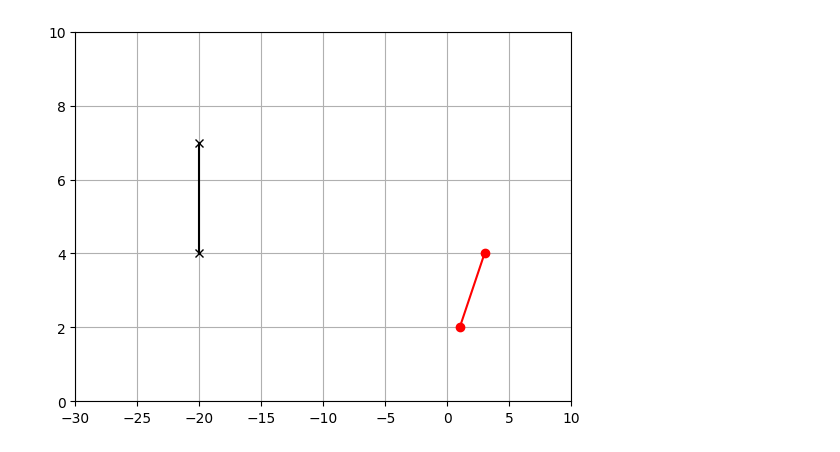
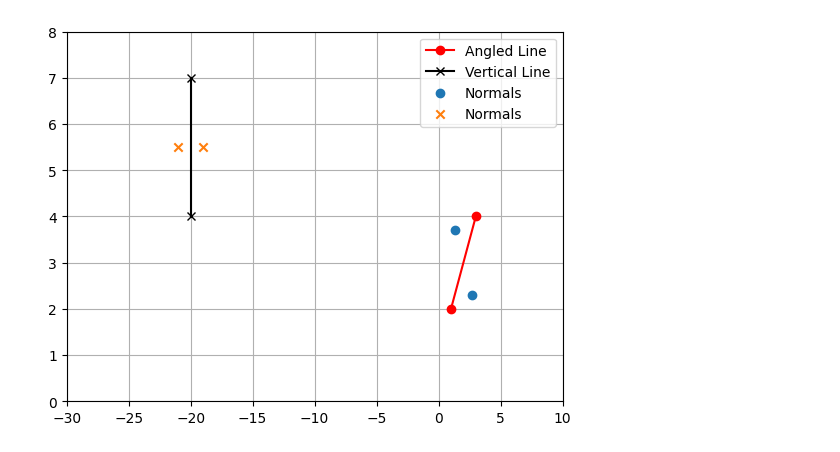
Before and after one commit to engineerjames/view-factor, a Jupyter notebook: python/check.ipynb, the cells around one changed output. Drawn from its saved outputs; the diff is of its cells as text; code cells hidden in the pictures.

```diff
--- a/python/check.ipynb
+++ b/python/check.ipynb
@@ -10,32 +17,65 @@ import numpy as np
 
 
 class Point2D(object):
     def __init__(self, x: float, y: float):
         self.x = x
         self.y = y
 
+    def __add__(self, other):
+        return Point2D(self.x + other.x, self.y + other.y)
+
 
 class Line2D(object):
+    def __normalize_point(p: Point2D) -> Point2D:
+        # TODO: Should do this in the simulation code.
+        mag = sqrt((p.x * p.x) + (p.y * p.y))
+        return Point2D(p.x / mag, p.y / mag)
+
     def __init__(self, p1: Point2D, p2: Point2D):
         self.p1 = p1
         self.p2 = p2
+        self.midpoint: Point2D = Point2D((p1.x + p2.x) / 2.0, (p1.y + p2.y) / 2.0)
+
+        dy = p2.y - p1.y
+        dx = p2.x - p1.x
+        self.normals: list[Point2D] = [Point2D(-dy, dx), Point2D(dy, -dx)]
+        self.normals = [Line2D.__normalize_point(x) for x in self.normals]
+
+        self.ref_translated_normals: list[Point2D] = [
+            self.normals[0] + self.midpoint,
+            self.normals[1] + self.midpoint,
+        ]
 
 
 def plot_line(line: Line2D, marker: str, color: str):
     plt.plot([line.p1.x, line.p2.x], [line.p1.y, line.p2.y], marker=marker, color=color)
 
 
 line1 = Line2D(Point2D(1.0, 2.0), Point2D(3.0, 4.0))
 line2 = Line2D(Point2D(-20.0, 4.0), Point2D(-20.0, 7.0))
 
 ax = plt.gca()
 plt.grid(True)
 ax.set_xlim([-30, 10])
-ax.set_ylim([0, 10])
+ax.set_ylim([0, 8])
 
 plot_line(line1, marker="o", color="red")
 plot_line(line2, marker="x", color="black")
 
+plt.scatter(
+    [x.x for x in line1.ref_translated_normals],
+    [y.y for y in line1.ref_translated_normals],
+    marker="o",
+)
+
+plt.scatter(
+    [x.x for x in line2.ref_translated_normals],
+    [y.y for y in line2.ref_translated_normals],
+    marker="x",
+)
+
+plt.legend(["Angled Line", "Vertical Line", "Normals", "Normals"])
+
 plt.show()
 # %% [output]
-[figure, old version]
+[figure, new version]
```
Also changed, not shown: parts of 4 cells of this notebook, 1 other file.
